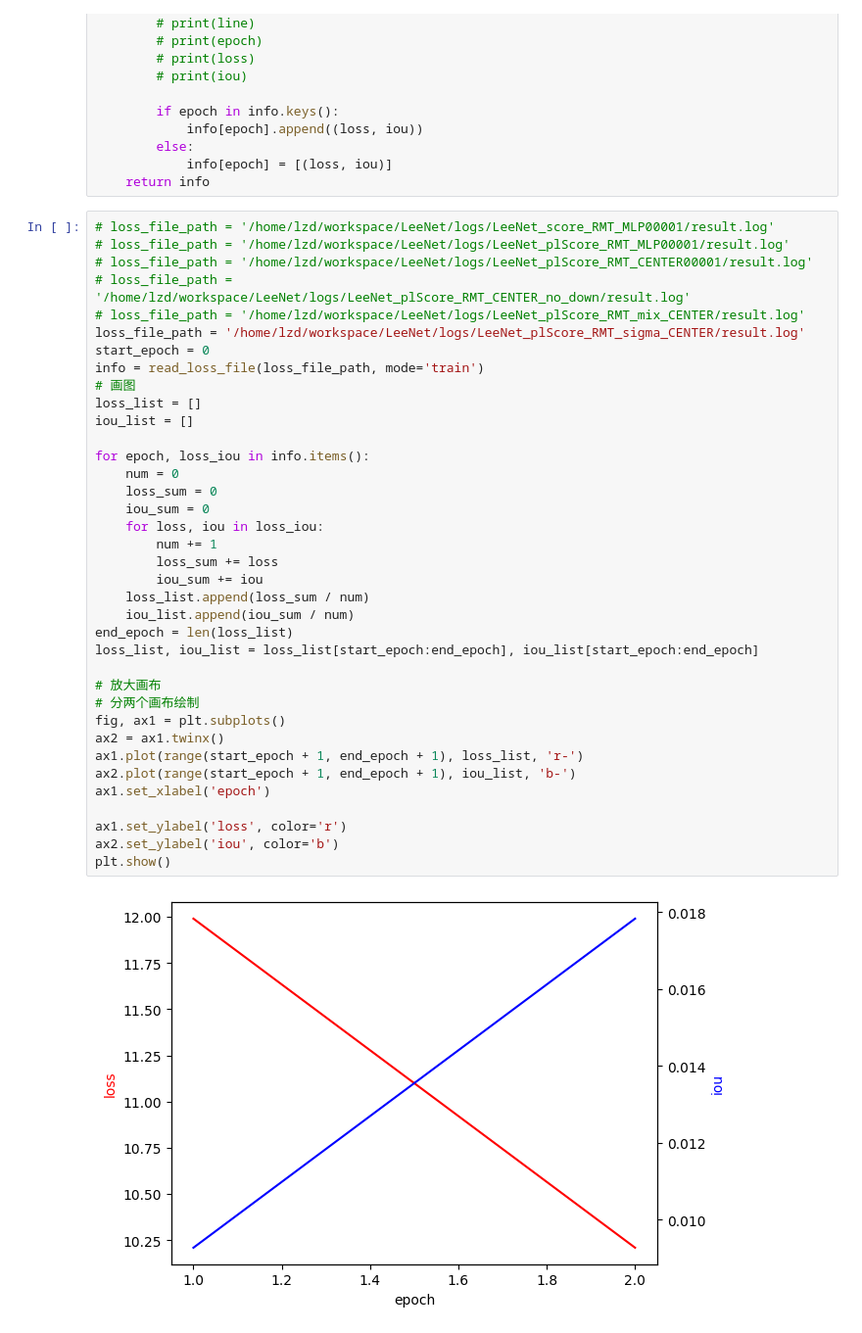
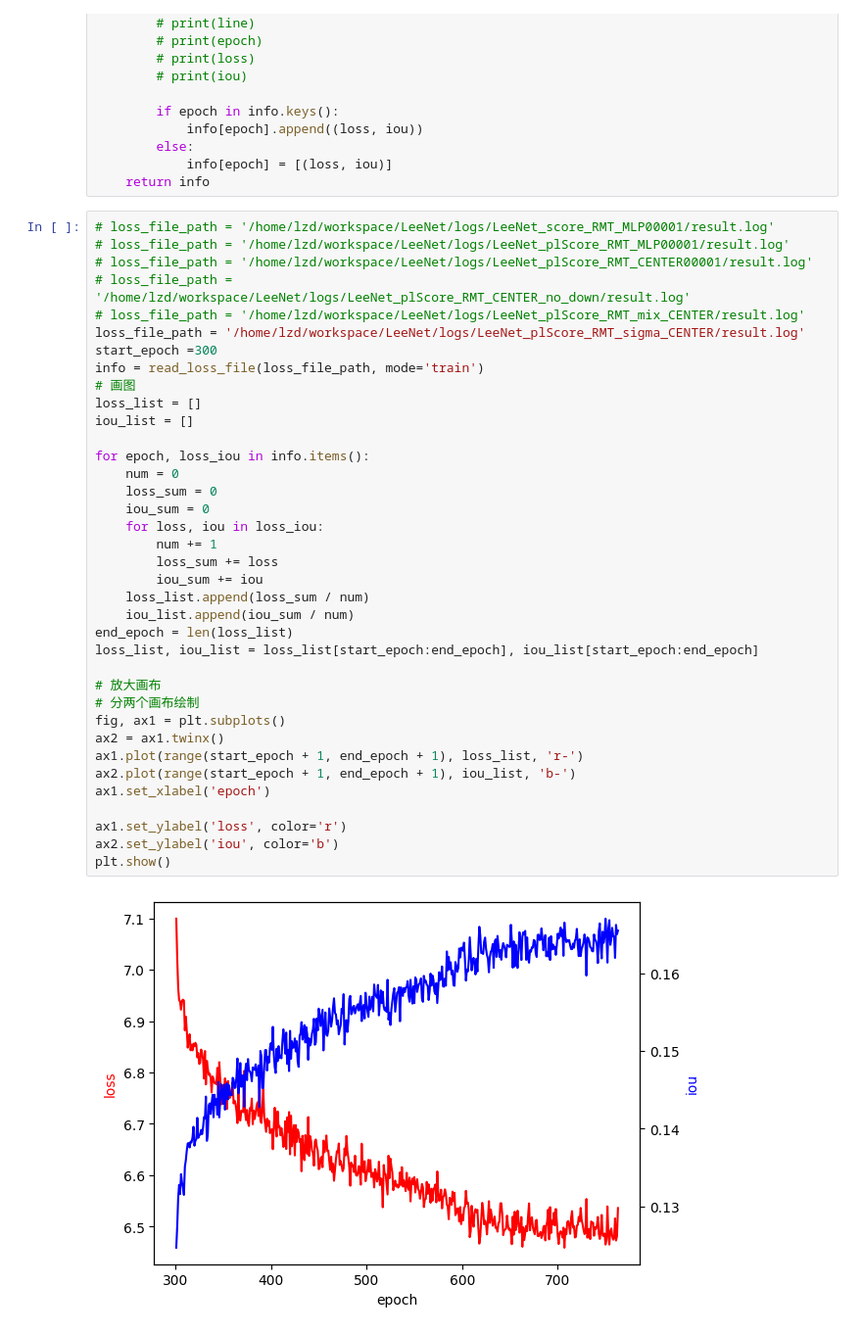
Before and after one commit to Leezed525/pytorch_cv_base, a Jupyter notebook: visualization/loss_visualization.ipynb, the cells around one changed output. Shown at 98% size. Drawn from its saved outputs; the diff is of its cells as text.

```diff
--- a/visualization/loss_visualization.ipynb
+++ b/visualization/loss_visualization.ipynb
@@ -55,35 +55,35 @@ def read_loss_file(file_path, mode='train'):
 # loss_file_path = '/home/lzd/workspace/LeeNet/logs/LeeNet_plScore_RMT_CENTER_no_down/result.log'
 # loss_file_path = '/home/lzd/workspace/LeeNet/logs/LeeNet_plScore_RMT_mix_CENTER/result.log'
 loss_file_path = '/home/lzd/workspace/LeeNet/logs/LeeNet_plScore_RMT_sigma_CENTER/result.log'
-start_epoch = 0
+start_epoch =300
 info = read_loss_file(loss_file_path, mode='train')
 # 画图
 loss_list = []
 iou_list = []
 
 for epoch, loss_iou in info.items():
     num = 0
     loss_sum = 0
     iou_sum = 0
     for loss, iou in loss_iou:
         num += 1
         loss_sum += loss
         iou_sum += iou
     loss_list.append(loss_sum / num)
     iou_list.append(iou_sum / num)
 end_epoch = len(loss_list)
 loss_list, iou_list = loss_list[start_epoch:end_epoch], iou_list[start_epoch:end_epoch]
 
 # 放大画布
 # 分两个画布绘制
 fig, ax1 = plt.subplots()
 ax2 = ax1.twinx()
 ax1.plot(range(start_epoch + 1, end_epoch + 1), loss_list, 'r-')
 ax2.plot(range(start_epoch + 1, end_epoch + 1), iou_list, 'b-')
 ax1.set_xlabel('epoch')
 
 ax1.set_ylabel('loss', color='r')
 ax2.set_ylabel('iou', color='b')
 plt.show()
 # %% [output]
-[figure, old version]
+[figure, new version]
```
Also changed, not shown: 5 other files.
